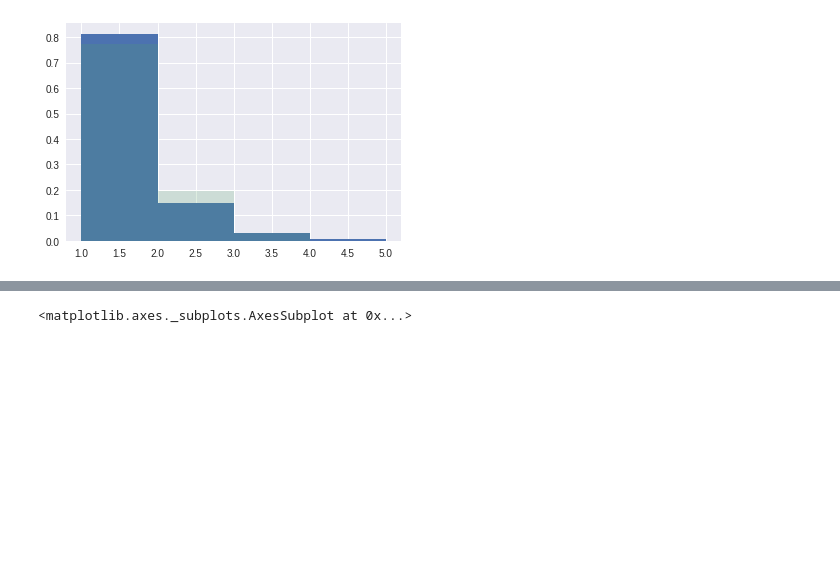
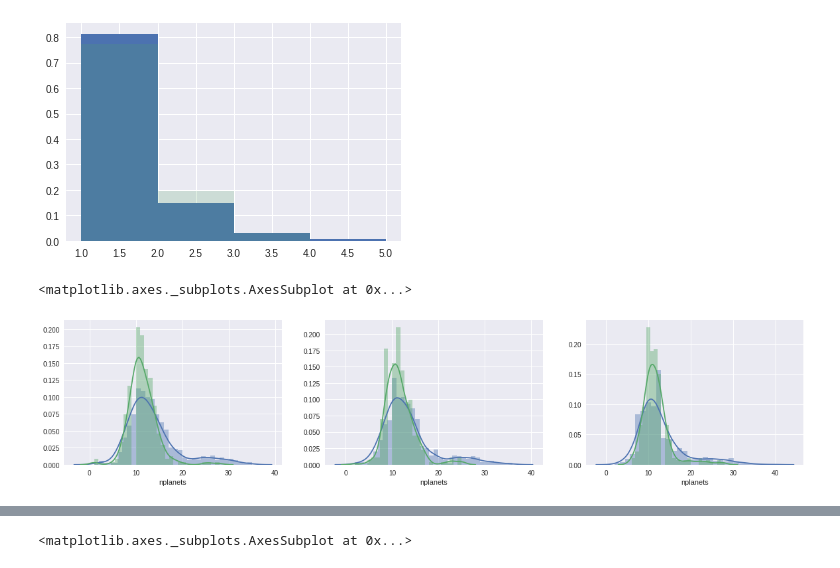
Before and after one commit to saint-germain/population_synthesis, a Jupyter notebook: tools/separate_stats.ipynb, the cells around one changed output, grey strips where cells are left out. Drawn from its saved outputs; the diff is of its cells as text; code cells hidden in the pictures; blank space fills up the shorter version.

Commit message:
making histograms

```diff
--- a/tools/separate_stats.ipynb
+++ b/tools/separate_stats.ipynb
@@ -50,6 +50,12 @@ dhg['logeff']=np.log10(dhg.massefficiency)
 dnt['logeff']=np.log10(dnt.massefficiency)
 dlt['logeff']=np.log10(dlt.massefficiency)
 dht['logeff']=np.log10(dht.massefficiency)
+dng['logcom']=np.log10(dng.com)
+dlg['logcom']=np.log10(dlg.com)
+dhg['logcom']=np.log10(dhg.com)
+dnt['logcom']=np.log10(dnt.com)
+dlt['logcom']=np.log10(dlt.com)
+dht['logcom']=np.log10(dht.com)
 # %%
 print("***************************************")
 print("Total systems                  : "+str(len(dn)))
@@ -111,3 +117,18 @@ plt.hist(dhg.ngi,normed=True,bins=[1,2,3,4,5],alpha=0.2)
  array([1, 2, 3, 4, 5]),
  <a list of 4 Patch objects>)
 [figure]
+# %%
+var='nplanets'
+fig=plt.figure(figsize=(20,4))
+ax1=fig.add_subplot(131)
+ax2=fig.add_subplot(132)
+ax3=fig.add_subplot(133)
+sns.distplot(dnt[var],ax=ax1)
+sns.distplot(dng[var],ax=ax1)
+sns.distplot(dlt[var],ax=ax2)
+sns.distplot(dlg[var],ax=ax2)
+sns.distplot(dht[var],ax=ax3)
+sns.distplot(dhg[var],ax=ax3)
+# %% [output]
+<matplotlib.axes._subplots.AxesSubplot at 0x...>
+[figure, added]
```
Also changed, not shown: parts of 28 cells of this notebook.
